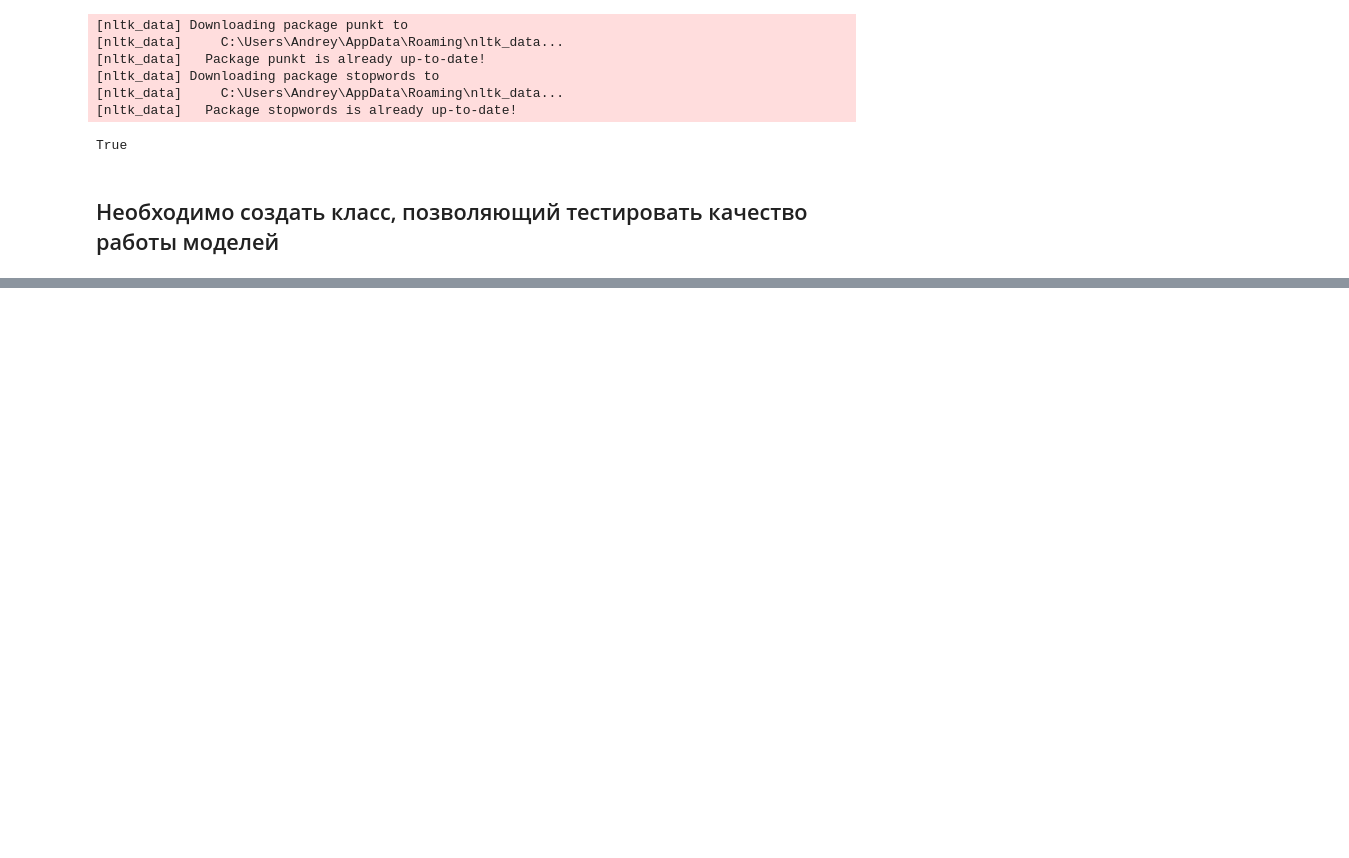
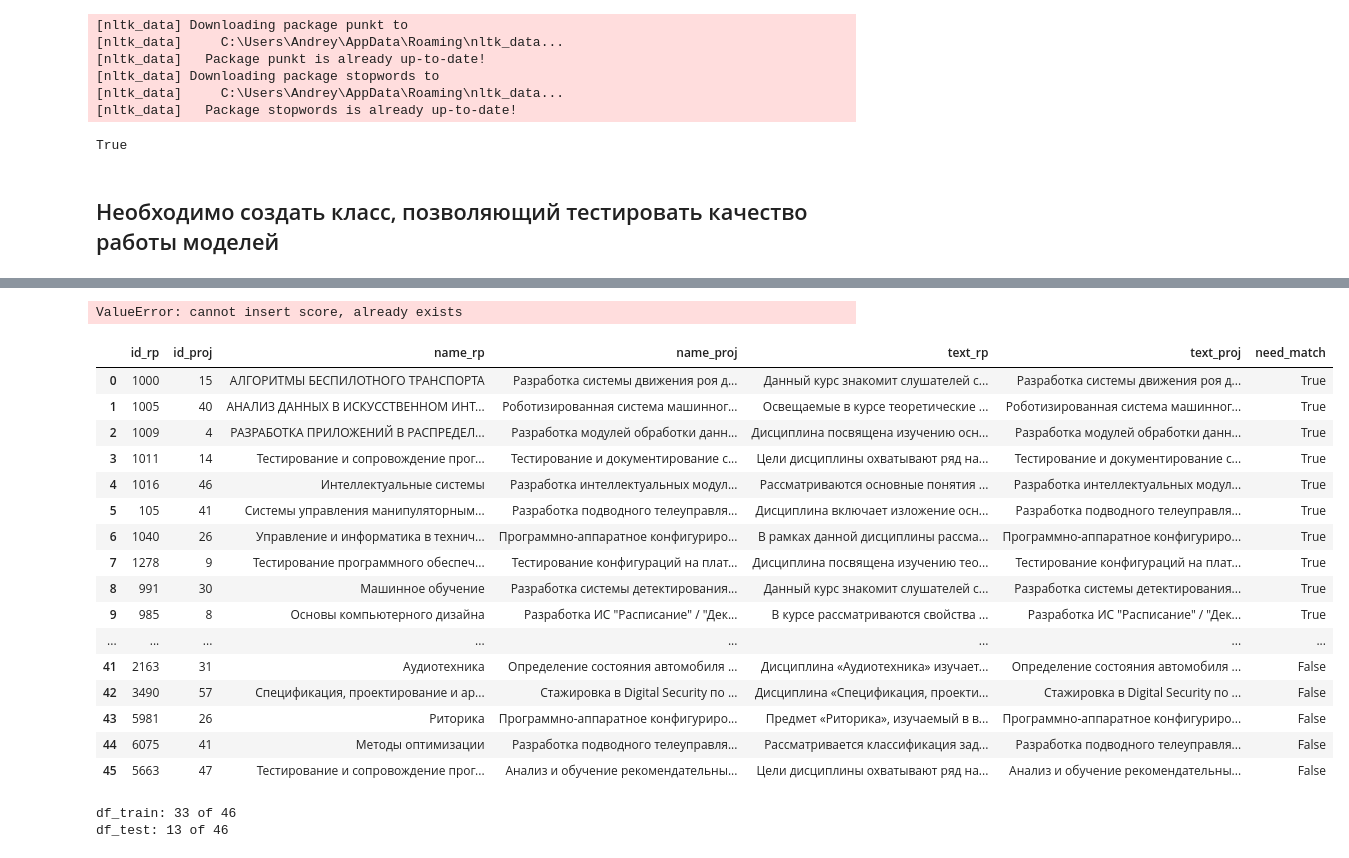
Before and after one commit to Andrexus23/Diploma-NLP, a Jupyter notebook: Notebooks/ModelResearcher.ipynb, the cells around one changed output, grey strips where cells are left out. Saved outputs shown, nothing was run; the diff lists cells and outputs as text; code cells hidden in the pictures; blank space fills up the shorter version.

```diff
--- a/Notebooks/ModelResearcher.ipynb
+++ b/Notebooks/ModelResearcher.ipynb
@@ -194,0 +224,38 @@ unmatch_df
+# %%
+match_df.drop('score', inplace=True, axis=1, errors='ignore')
+unmatch_df.insert(loc=4, column='score', value=unmatch_predict_ft)
+unmatch_df
+# %% [output]
+ValueError: cannot insert score, already exists
+# %%
+df = read_json('./dataset.json')
+# %%
+df
+# %% [output]
+|  | id_rp | id_proj | name_rp | name_proj | text_rp | text_proj | need_match |
+| 0 | 1000 | 15 | АЛГОРИТМЫ БЕСПИЛОТНОГО ТРАНСПОРТА | Разработка системы движения роя д... | Данный курс знакомит слушателей с... | Разработка системы движения роя д... | True |
+| 1 | 1005 | 40 | АНАЛИЗ ДАННЫХ В ИСКУССТВЕННОМ ИНТ... | Роботизированная система машинног... | Освещаемые в курсе теоретические ... | Роботизированная система машинног... | True |
+| 2 | 1009 | 4 | РАЗРАБОТКА ПРИЛОЖЕНИЙ В РАСПРЕДЕЛ... | Разработка модулей обработки данн... | Дисциплина посвящена изучению осн... | Разработка модулей обработки данн... | True |
+| 3 | 1011 | 14 | Тестирование и сопровождение прог... | Тестирование и документирование с... | Цели дисциплины охватывают ряд на... | Тестирование и документирование с... | True |
+| 4 | 1016 | 46 | Интеллектуальные системы | Разработка интеллектуальных модул... | Рассматриваются основные понятия ... | Разработка интеллектуальных модул... | True |
+| 5 | 105 | 41 | Системы управления манипуляторным... | Разработка подводного телеуправля... | Дисциплина включает изложение осн... | Разработка подводного телеуправля... | True |
+| 6 | 1040 | 26 | Управление и информатика в технич... | Программно-аппаратное конфигуриро... | В рамках данной дисциплины рассма... | Программно-аппаратное конфигуриро... | True |
+| 7 | 1278 | 9 | Тестирование программного обеспеч... | Тестирование конфигураций на плат... | Дисциплина посвящена изучению тео... | Тестирование конфигураций на плат... | True |
+| 8 | 991 | 30 | Машинное обучение | Разработка системы детектирования... | Данный курс знакомит слушателей с... | Разработка системы детектирования... | True |
+| 9 | 985 | 8 | Основы компьютерного дизайна | Разработка ИС "Расписание" / "Дек... | В курсе рассматриваются свойства ... | Разработка ИС "Расписание" / "Дек... | True |
+| ... | ... | ... | ... | ... | ... | ... | ... |
+| 41 | 2163 | 31 | Аудиотехника | Определение состояния автомобиля ... | Дисциплина «Аудиотехника» изучает... | Определение состояния автомобиля ... | False |
+| 42 | 3490 | 57 | Спецификация, проектирование и ар... | Стажировка в Digital Security по ... | Дисциплина «Спецификация, проекти... | Стажировка в Digital Security по ... | False |
+| 43 | 5981 | 26 | Риторика | Программно-аппаратное конфигуриро... | Предмет «Риторика», изучаемый в в... | Программно-аппаратное конфигуриро... | False |
+| 44 | 6075 | 41 | Методы оптимизации | Разработка подводного телеуправля... | Рассматривается классификация зад... | Разработка подводного телеуправля... | False |
+| 45 | 5663 | 47 | Тестирование и сопровождение прог... | Анализ и обучение рекомендательны... | Цели дисциплины охватывают ряд на... | Анализ и обучение рекомендательны... | False |
+# %%
+# разбиваем датасет на 2 части
+df_train = pd.concat([pd.DataFrame(df[0:17]), pd.DataFrame(df[30:])], axis=0)
+df_test = pd.DataFrame(df[17:30])
+
+print('df_train: {} of {}'.format(df_train['id_rp'].size, df['id_rp'].size))
+print('df_test: {} of {}'.format(df_test['id_rp'].size, df['id_rp'].size))
+# %% [output]
+df_train: 33 of 46
+df_test: 13 of 46
```
Also changed, not shown: parts of 24 cells of this notebook, 2 other files.
